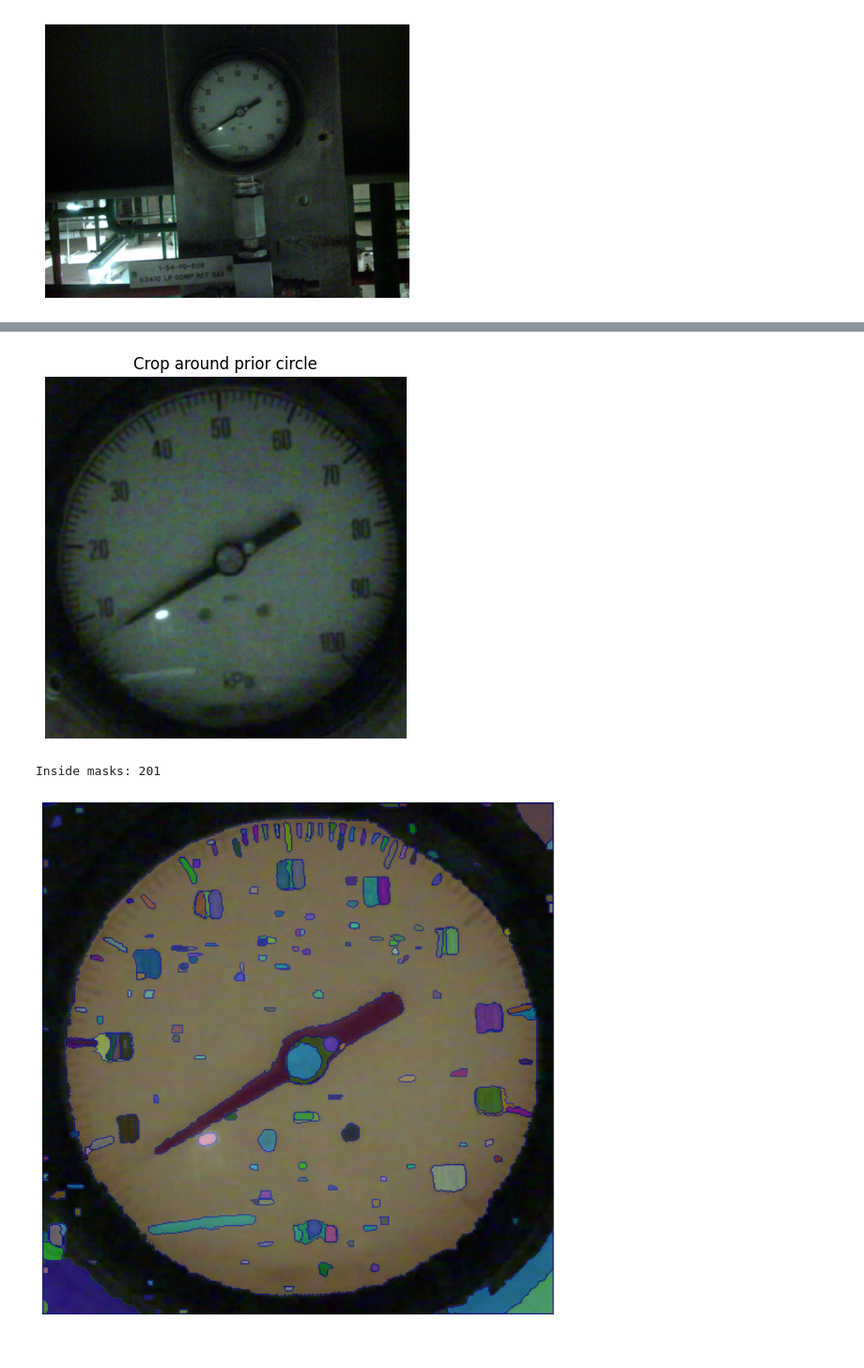
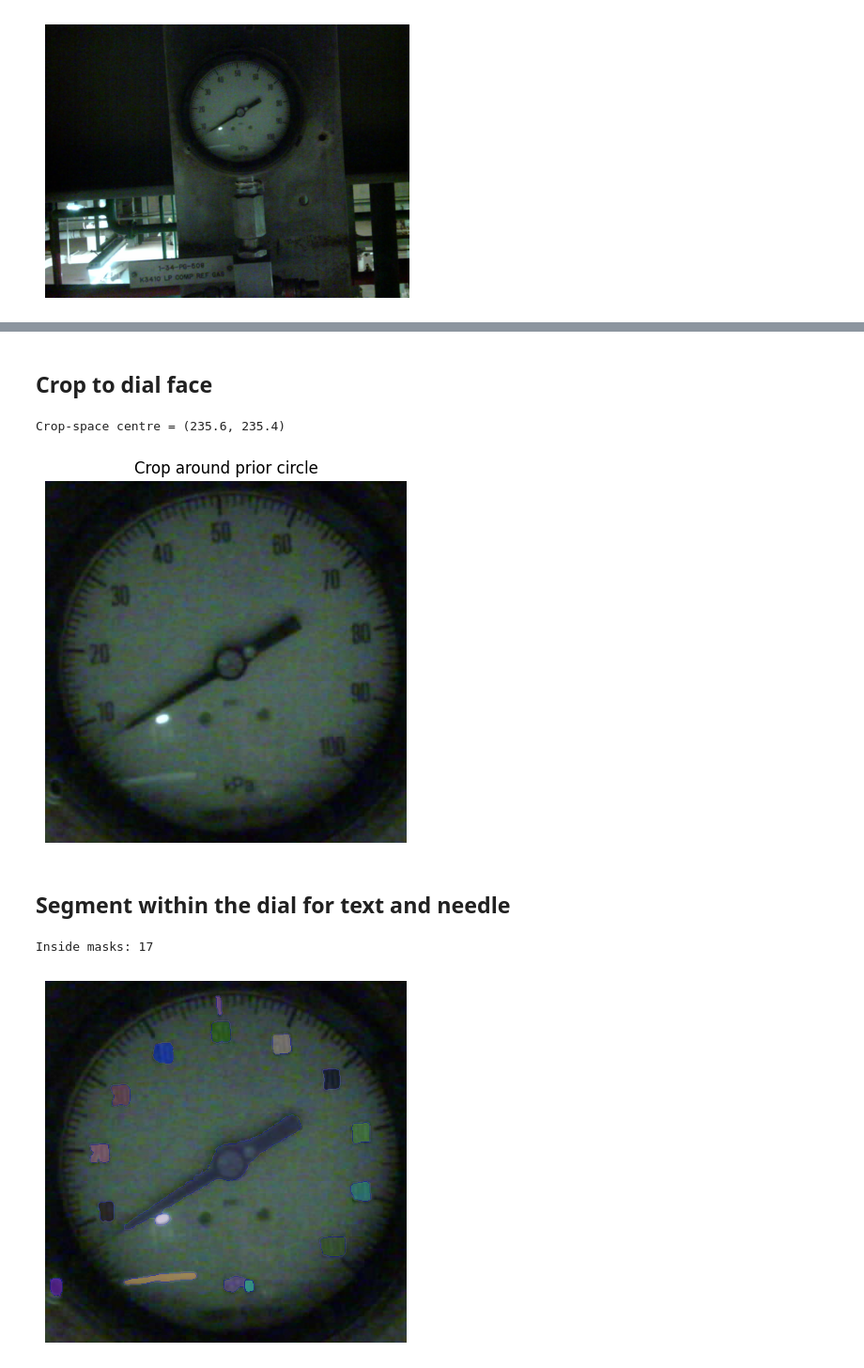
Before and after one commit to ellenxiao7/sam2, a Jupyter notebook: notebooks/02_gauge_mask_generation.ipynb, the cells around one changed output, grey strips where cells are left out. Shown at 94% size. Drawn from its saved outputs; the diff is of its cells as text; code cells hidden in the pictures.

```diff
--- a/notebooks/02_gauge_mask_generation.ipynb
+++ b/notebooks/02_gauge_mask_generation.ipynb
@@ -71,17 +77,20 @@ model_cfg = "configs/sam2.1/sam2.1_hiera_t.yaml"
 
 sam2 = build_sam2(model_cfg, sam2_checkpoint, device=device, apply_postprocessing=False)
 
+# Make a dynamic min-area based on image size so we only keep big regions
+H, W = image.shape[:2]
+img_area = H * W
+min_area_coarse = int(max(0.1 * img_area, 1500))
+
 mask_generator_2 = SAM2AutomaticMaskGenerator(
     model=sam2,
-    points_per_side=64,
-    points_per_batch=128,
-    pred_iou_thresh=0.7,
-    stability_score_thresh=0.92,
-    stability_score_offset=0.7,
-    crop_n_layers=1,
-    box_nms_thresh=0.7,
-    crop_n_points_downscale_factor=2,
-    min_mask_region_area=25.0,
+    points_per_side=10,
+    points_per_batch=8,
+    pred_iou_thresh=0.82,
+    stability_score_thresh=0.94,
+    stability_score_offset=0.70,
+    box_nms_thresh=0.50,
+    min_mask_region_area=min_area_coarse,
     use_m2m=True,
 )
 # %%
@@ -171,3 +194,5 @@ SAM-derived circle prior: (852.8, 383.5, 223.7)
+# %% [markdown]
+## Crop to dial face
 # %%
 marg = int(0.05 * r_prior)  # 5% radius margin
 x0 = max(0, int(cx_prior - r_prior - marg))
@@ -175,37 +200,49 @@ y0 = max(0, int(cy_prior - r_prior - marg))
 x1 = min(W, int(cx_prior + r_prior + marg))
 y1 = min(H, int(cy_prior + r_prior + marg))
 
+
+# Transform circle centre to crop coordinate space
+cx_crop = cx_prior - x0
+cy_crop = cy_prior - y0
+
+print(f"Crop-space centre = ({cx_crop:.1f}, {cy_crop:.1f})")
+
+
+
 crop = image[y0:y1, x0:x1]
 
 plt.figure(figsize=(5,5))
 plt.imshow(crop); plt.axis('off'); plt.title("Crop around prior circle")
 plt.show()
 # %% [output]
+Crop-space centre = (235.6, 235.4)
 [figure]
+# %% [markdown]
+## Segment within the dial for text and needle
 # %%
 mask_generator_inside = SAM2AutomaticMaskGenerator(
     model=sam2,
-    points_per_side=112,          # 96–128 if you need more detail
-    points_per_batch=128,
-    pred_iou_thresh=0.60,
-    stability_score_thresh=0.88,
+    points_per_side=20,           # 48–64 keeps granularity down
+    points_per_batch=16,
+    pred_iou_thresh=0.80,         # be stricter
+    stability_score_thresh=0.92,  # be stricter
     stability_score_offset=0.70,
-    crop_n_layers=2,
+    crop_n_layers=1,              # fewer scales → fewer tiny fragments
     crop_n_points_downscale_factor=2,
     box_nms_thresh=0.55,
-    min_mask_region_area=150,     # raise to 300–800 to suppress specks
+    min_mask_region_area=600,     # absolute floor; we’ll also apply a face-relative floor next
     use_m2m=True,
 )
 
 masks_inside = mask_generator_inside.generate(crop)
 print("Inside masks:", len(masks_inside))
 # %% [output]
-Inside masks: 201
+Inside masks: 17
 # %%
-plt.figure(figsize=(10, 10))
+plt.figure(figsize=(5, 5))
 plt.imshow(crop)
 show_anns(masks_inside)
 plt.axis('off')
 plt.show()
 # %% [output]
-[figure, old version]
+[figure, new version]
```
Also changed, not shown: parts of 15 cells of this notebook, 1 other file.
